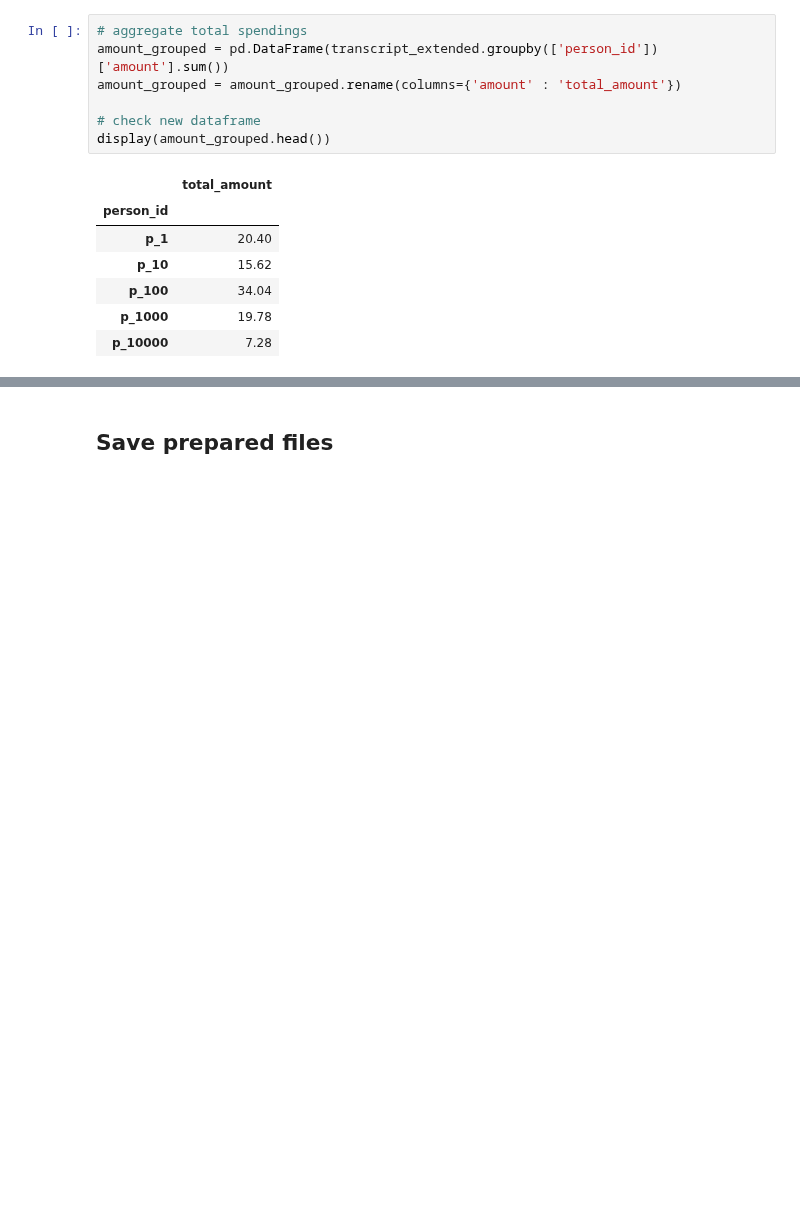
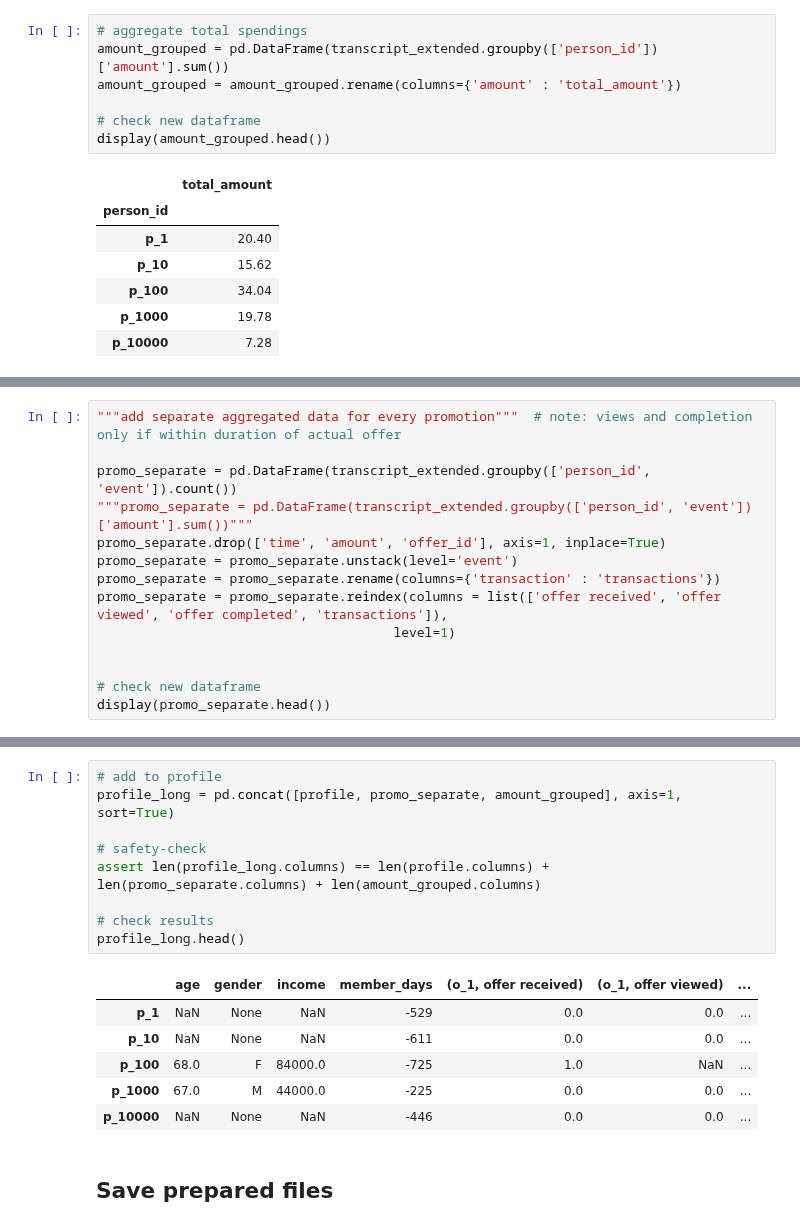
Before and after one commit to rbuerki/segmentation-challenge-starbucks, a Jupyter notebook: 1-data_prep.ipynb, the cells around one changed output, grey strips where cells are left out. Saved outputs shown, nothing was run; the diff lists cells and outputs as text; blank space fills up the shorter version.

Commit message:
FEAT: add and save profile long

```diff
--- a/1-data_prep.ipynb
+++ b/1-data_prep.ipynb
@@ -703,0 +710,14 @@ profile_extended.head()
+# %%
+"""add separate aggregated data for every promotion"""  # note: views and completion only if within duration of actual offer
+
+promo_separate = pd.DataFrame(transcript_extended.groupby(['person_id', 'event']).count())
+"""promo_separate = pd.DataFrame(transcript_extended.groupby(['person_id', 'event'])['amount'].sum())"""
+promo_separate.drop(['time', 'amount', 'offer_id'], axis=1, inplace=True)
+promo_separate = promo_separate.unstack(level='event')
+promo_separate = promo_separate.rename(columns={'transaction' : 'transactions'})
+promo_separate = promo_separate.reindex(columns = list(['offer received', 'offer viewed', 'offer completed', 'transactions']),
+                                      level=1)
+
+
+# check new dataframe
+display(promo_separate.head())
@@ -704,3 +733,19 @@ profile_extended.head()
+# %%
+# add to profile
+profile_long = pd.concat([profile, promo_separate, amount_grouped], axis=1, sort=True)
+
+# safety-check
+assert len(profile_long.columns) == len(profile.columns) + len(promo_separate.columns) + len(amount_grouped.columns)
+
+# check results
+profile_long.head()
+# %% [output]
+|  | age | gender | income | member_days | (o_1, offer received) | (o_1, offer viewed) | ... |
+| p_1 | NaN | None | NaN | -529 | 0.0 | 0.0 | ... |
+| p_10 | NaN | None | NaN | -611 | 0.0 | 0.0 | ... |
+| p_100 | 68.0 | F | 84000.0 | -725 | 1.0 | NaN | ... |
+| p_1000 | 67.0 | M | 44000.0 | -225 | 0.0 | 0.0 | ... |
+| p_10000 | NaN | None | NaN | -446 | 0.0 | 0.0 | ... |
 # %% [markdown]
 ## Save prepared files
 # %%
```
Also changed, not shown: parts of 9 cells of this notebook, 1 other file.
